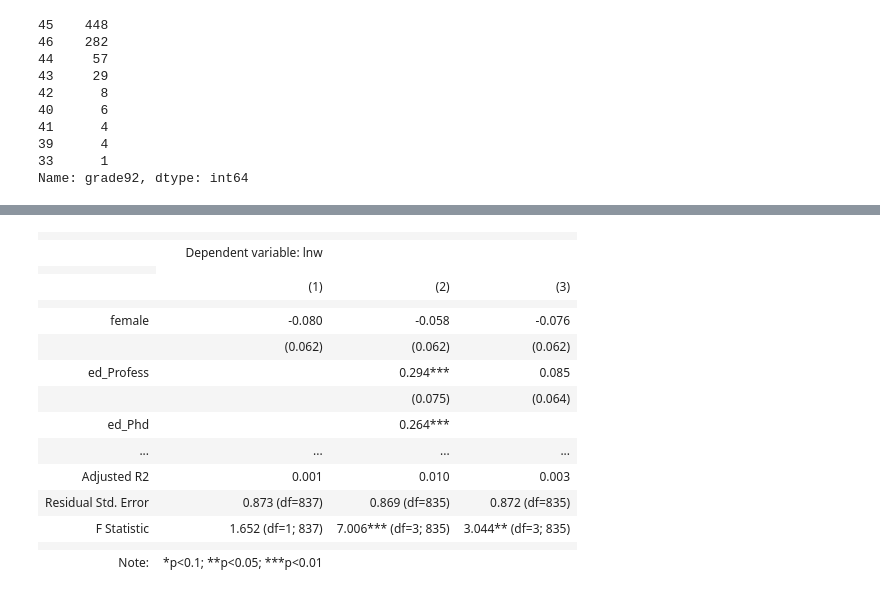
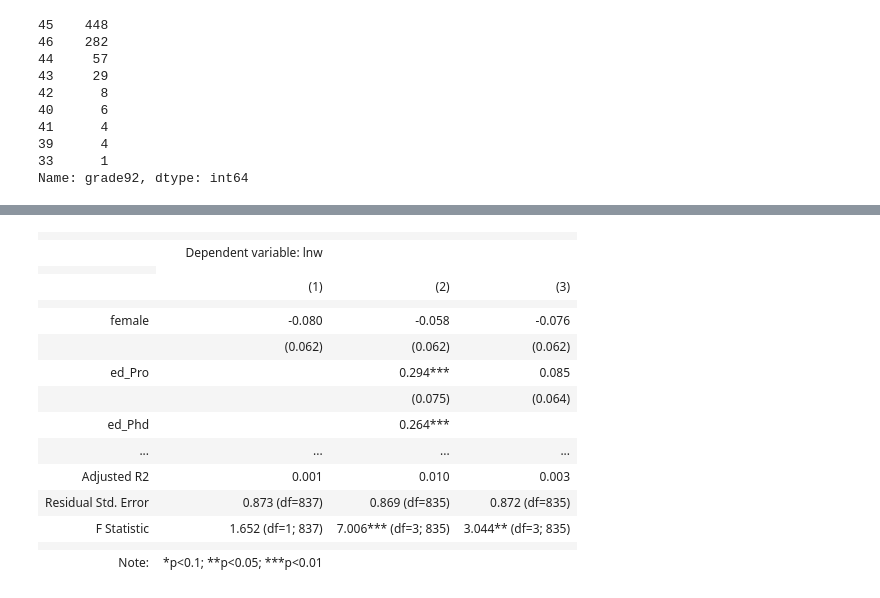
Before and after one commit to mateschieszler/DA2_2023, a Jupyter notebook: work-files/Assignment-1_code_work.ipynb, the cells around one changed output, grey strips where cells are left out. Saved outputs shown, nothing was run; the diff lists cells and outputs as text; code cells hidden in the pictures.

```diff
--- a/work-files/Assignment-1_code_work.ipynb
+++ b/work-files/Assignment-1_code_work.ipynb
@@ -329,25 +299,26 @@ Notes:
-# %%
-data["ed_MA"] = (data["grade92"] == 44).astype(int)
-data["ed_Profess"] = (data["grade92"] == 45).astype(int)
-data["ed_Phd"] = (data["grade92"] == 46).astype(int)
+# %%
+# Creating dummy variables for three most common categorioes
+data["ed_Pro"] = (data["grade92"] == 45).astype(int)
+data["ed_Phd"] = (data["grade92"] == 46).astype(int)
+data["ed_MA"] = (data["grade92"] == 44).astype(int)
 # %%
 reg8 = smf.ols(formula="lnw~female", data=data).fit(cov_type="HC1")
-reg9 = smf.ols(formula="lnw~female + ed_Profess + ed_Phd", data=data).fit(cov_type="HC1")
-reg10 = smf.ols(formula="lnw~female + ed_Profess + ed_MA", data=data).fit(cov_type="HC1")
+reg9 = smf.ols(formula="lnw~female + ed_Pro + ed_Phd", data=data).fit(cov_type="HC1")
+reg10 = smf.ols(formula="lnw~female + ed_Pro + ed_MA", data=data).fit(cov_type="HC1")
 # %%
 stargazer = Stargazer([reg8, reg9, reg10])
-stargazer.covariate_order(["female", "ed_Profess", "ed_Phd", "ed_MA", "Intercept"])
+stargazer.covariate_order(["female", "ed_Pro", "ed_Phd", "ed_MA", "Intercept"])
 stargazer.rename_covariates({"Intercept": "Constant"})
 stargazer
 # %% [output]
 |  |  |  |  |
 |  | Dependent variable: lnw |  |  |
 |  |
 |  | (1) | (2) | (3) |
 |  |  |  |  |
 | female | -0.080 | -0.058 | -0.076 |
 |  | (0.062) | (0.062) | (0.062) |
-| ed_Profess |  | 0.294*** | 0.085 |
+| ed_Pro |  | 0.294*** | 0.085 |
 |  |  | (0.075) | (0.064) |
 | ed_Phd |  | 0.264*** |  |
 | ... | ... | ... | ... |
```
Also changed, not shown: parts of 10 cells of this notebook.
